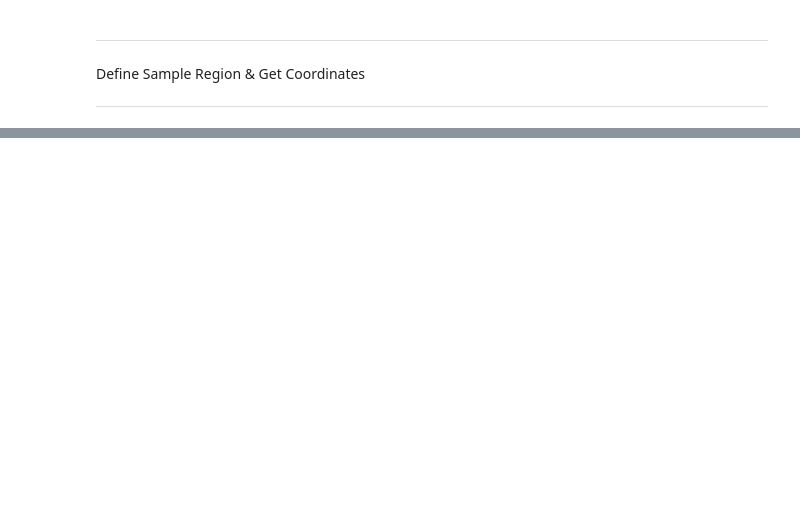
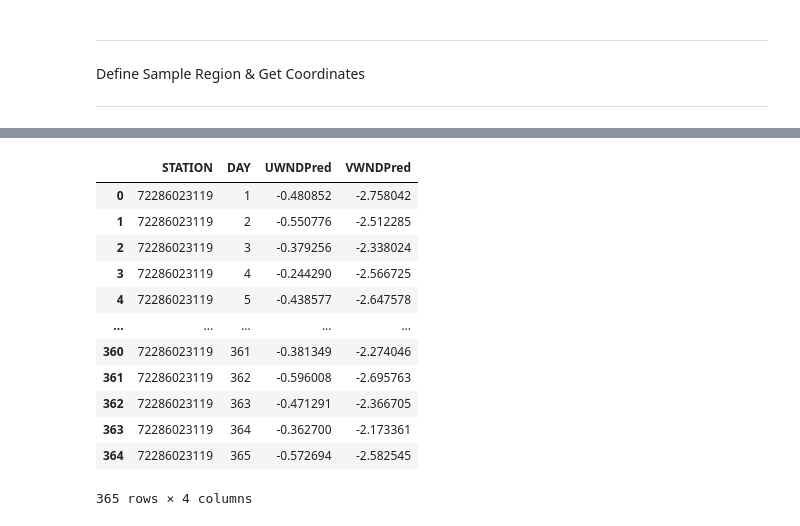
Before and after one commit to ryanpdemilt/windtopocali, a Jupyter notebook: DownScaleDemo.ipynb, the cells around one changed output, grey strips where cells are left out. Drawn from its saved outputs; the diff is of its cells as text; code cells hidden in the pictures; blank space fills up the shorter version.

```diff
--- a/DownScaleDemo.ipynb
+++ b/DownScaleDemo.ipynb
@@ -50,7 +59,7 @@ model = WindTopoCali(
     topo_in_size=128
 )
 
-model.load_state_dict(torch.load('pretrained_model.pth',weights_only=True))
+model.load_state_dict(torch.load('checkpoints/big_exp_lr_100epochs_big_model/epoch_60_checkpoint.pth',weights_only=True))
 model.eval()
 # %% [output]
 WindTopoCali(
@@ -102,7 +111,7 @@ Define Sample Region & Get Coordinates
 # %%
 center_lon, center_lat = -123.14, 41.12
 time = '2024-01-01T00:00:00'
-roi_size = 1000
+roi_size = 800
 # %%
 point = Point([center_lon,center_lat])
 
@@ -282,0 +479,16 @@ predicitions = model(batch).detach().numpy()
+# %%
+station_eval_results
+# %% [output]
+|  | STATION | DAY | UWNDPred | VWNDPred |
+| 0 | 72286023119 | 1 | -0.480852 | -2.758042 |
+| 1 | 72286023119 | 2 | -0.550776 | -2.512285 |
+| 2 | 72286023119 | 3 | -0.379256 | -2.338024 |
+| 3 | 72286023119 | 4 | -0.244290 | -2.566725 |
+| 4 | 72286023119 | 5 | -0.438577 | -2.647578 |
+| ... | ... | ... | ... | ... |
+| 360 | 72286023119 | 361 | -0.381349 | -2.274046 |
+| 361 | 72286023119 | 362 | -0.596008 | -2.695763 |
+| 362 | 72286023119 | 363 | -0.471291 | -2.366705 |
+| 363 | 72286023119 | 364 | -0.362700 | -2.173361 |
+| 364 | 72286023119 | 365 | -0.572694 | -2.582545 |
+365 rows × 4 columns
```
Also changed, not shown: parts of 18 cells of this notebook, 4 other files.
